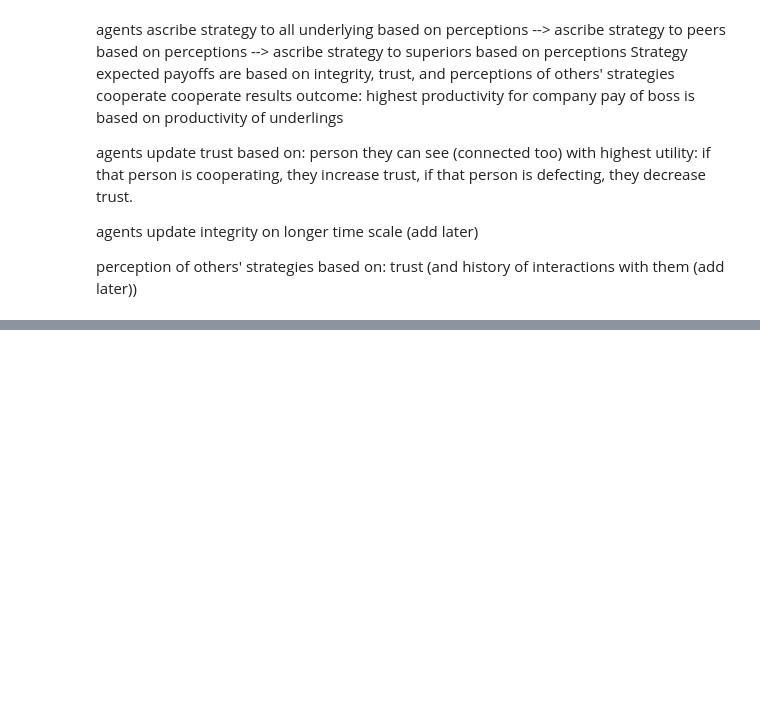
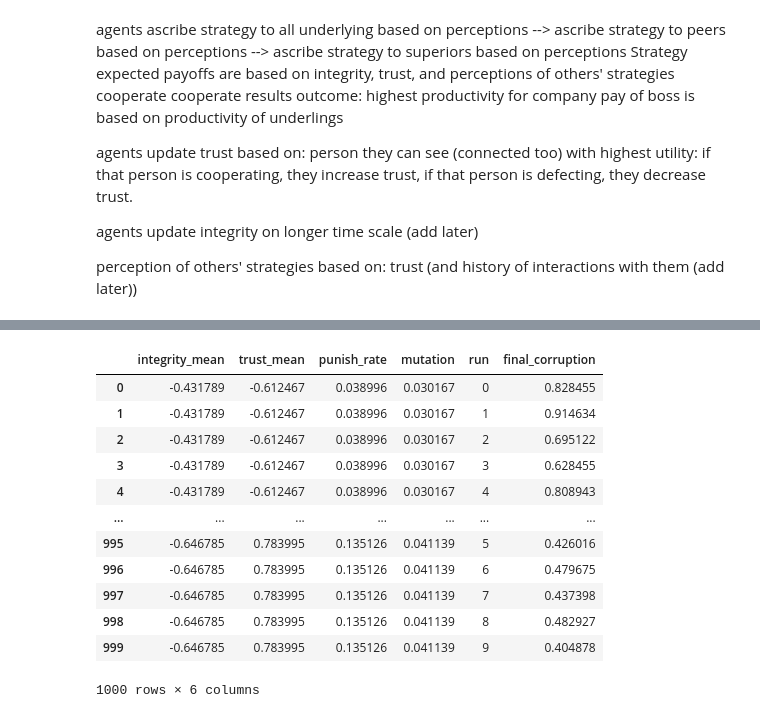
Before and after one commit to Zeke-CE/CorruptionModel, a Jupyter notebook: CorruptionABM2Zeke.ipynb, the cells around one changed output, grey strips where cells are left out. Saved outputs shown, nothing was run; the diff lists cells and outputs as text; code cells hidden in the pictures; blank space fills up the shorter version.

```diff
--- a/CorruptionABM2Zeke.ipynb
+++ b/CorruptionABM2Zeke.ipynb
@@ -511,0 +593,40 @@ perception of others' strategies based on: trust (and history of interactions wi
+# %%
+# Cell 3 — Example usage
+param_ranges = {
+    "integrity_mean": (-1, 1),
+    "trust_mean":     (-1, 1),
+    "punish_rate":    (0, .2),
+    "mutation":       (0.0, 0.1),
+}
+fixed_params = {"level_size": [5, 10, 10, 10], "plot": False, "final_plot": False}
+
+results = lhs_sweep(
+    param_ranges      = param_ranges,
+    n_lhs_samples     = 100,   # LHS points in parameter space
+    n_runs_per_sample = 10,    # stochastic repeats per point
+    time_steps        = 50,
+    fixed_params      = fixed_params,
+    n_jobs            = -1,
+)
+
+# Show a summary DataFrame of swept params + final fraction_corrupt
+summary = pd.DataFrame([
+    {**{k: r[k] for k in param_ranges}, "run": r["run_index"],
+     "final_corruption": r["model_data"]["fraction_corrupt"].iloc[-1]}
+    for r in results
+])
+display(summary)
+# %% [output]
+|  | integrity_mean | trust_mean | punish_rate | mutation | run | final_corruption |
+| 0 | -0.431789 | -0.612467 | 0.038996 | 0.030167 | 0 | 0.828455 |
+| 1 | -0.431789 | -0.612467 | 0.038996 | 0.030167 | 1 | 0.914634 |
+| 2 | -0.431789 | -0.612467 | 0.038996 | 0.030167 | 2 | 0.695122 |
+| 3 | -0.431789 | -0.612467 | 0.038996 | 0.030167 | 3 | 0.628455 |
+| 4 | -0.431789 | -0.612467 | 0.038996 | 0.030167 | 4 | 0.808943 |
+| ... | ... | ... | ... | ... | ... | ... |
+| 995 | -0.646785 | 0.783995 | 0.135126 | 0.041139 | 5 | 0.426016 |
+| 996 | -0.646785 | 0.783995 | 0.135126 | 0.041139 | 6 | 0.479675 |
+| 997 | -0.646785 | 0.783995 | 0.135126 | 0.041139 | 7 | 0.437398 |
+| 998 | -0.646785 | 0.783995 | 0.135126 | 0.041139 | 8 | 0.482927 |
+| 999 | -0.646785 | 0.783995 | 0.135126 | 0.041139 | 9 | 0.404878 |
+1000 rows × 6 columns
```
Also changed, not shown: parts of 10 cells of this notebook, 1 other file.
